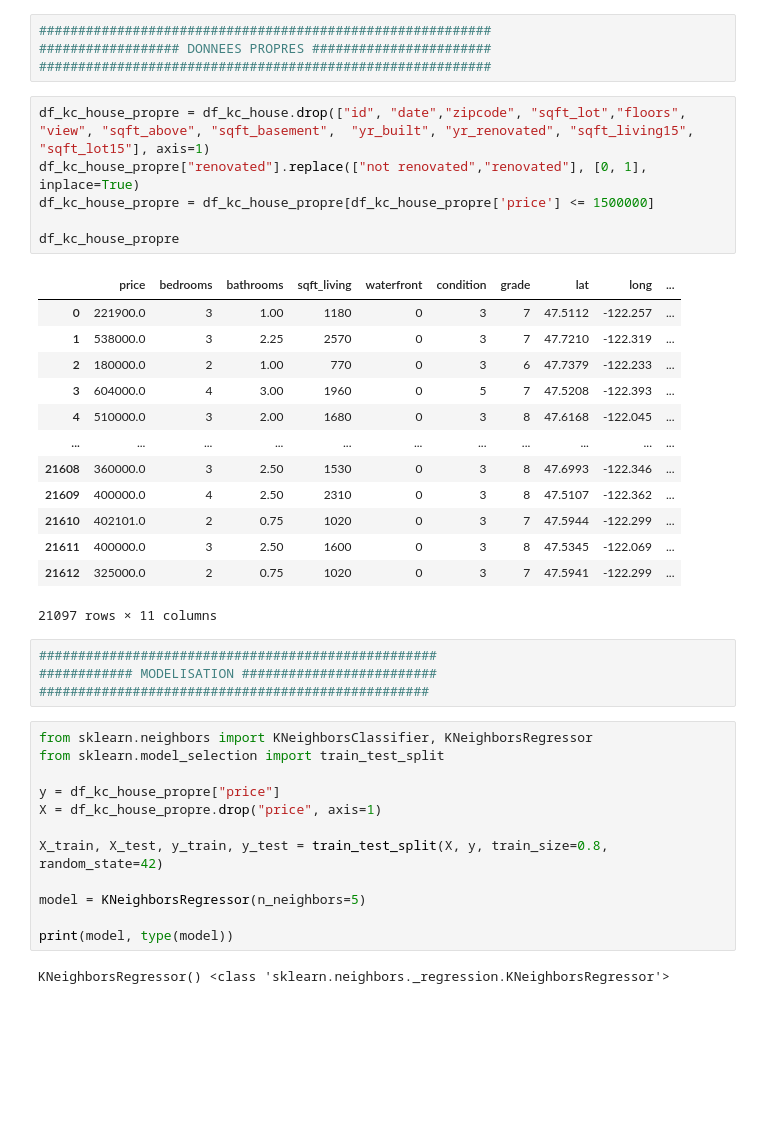
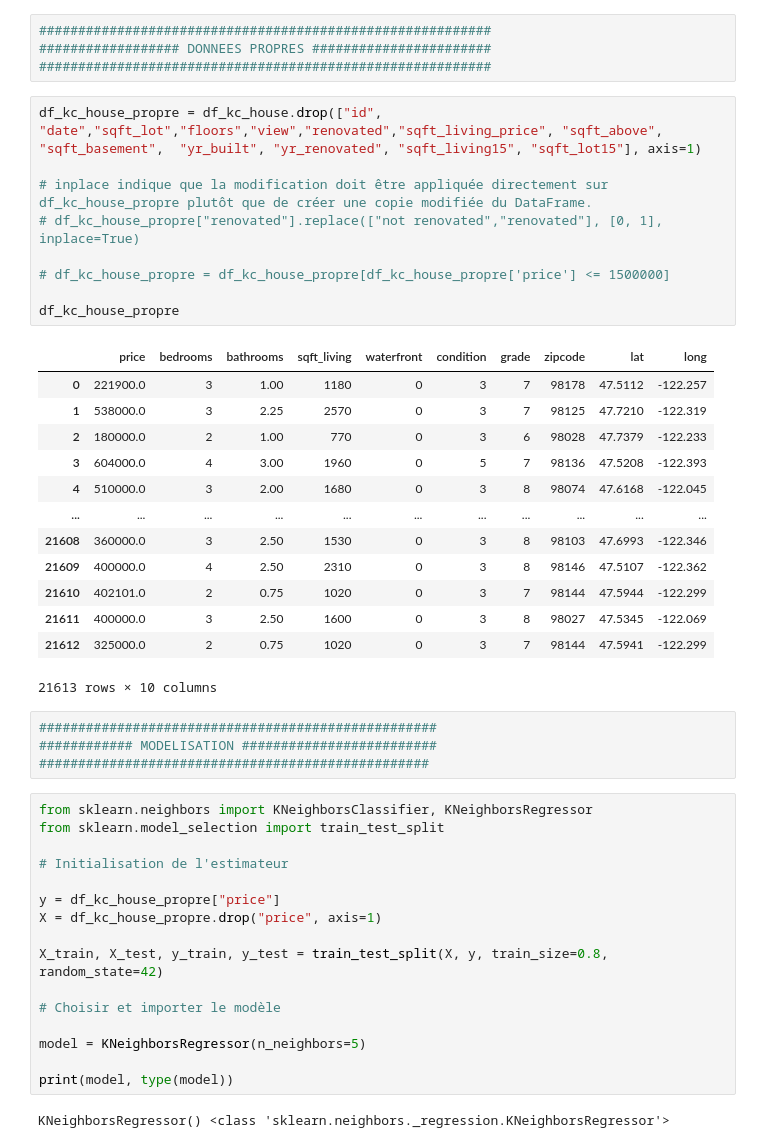
Before and after one commit to vanstavelD/Projet_Final, a Jupyter notebook: data_cleaning_analysis.ipynb, the cells around one changed output. Saved outputs shown, nothing was run; the diff lists cells and outputs as text; blank space fills up the shorter version.

```diff
--- a/data_cleaning_analysis.ipynb
+++ b/data_cleaning_analysis.ipynb
@@ -558,25 +571,28 @@ g = sns.boxplot(data=df_kc_house, x="view", y="price")
 ################## DONNEES PROPRES #######################
 ##########################################################
 # %%
-df_kc_house_propre = df_kc_house.drop(["id", "date","zipcode", "sqft_lot","floors", "view", "sqft_above", "sqft_basement",  "yr_built", "yr_renovated", "sqft_living15", "sqft_lot15"], axis=1)
-df_kc_house_propre["renovated"].replace(["not renovated","renovated"], [0, 1], inplace=True)
-df_kc_house_propre = df_kc_house_propre[df_kc_house_propre['price'] <= 1500000]
+df_kc_house_propre = df_kc_house.drop(["id", "date","sqft_lot","floors","view","renovated","sqft_living_price", "sqft_above", "sqft_basement",  "yr_built", "yr_renovated", "sqft_living15", "sqft_lot15"], axis=1)
+
+# inplace indique que la modification doit être appliquée directement sur df_kc_house_propre plutôt que de créer une copie modifiée du DataFrame.
+# df_kc_house_propre["renovated"].replace(["not renovated","renovated"], [0, 1], inplace=True)
+
+# df_kc_house_propre = df_kc_house_propre[df_kc_house_propre['price'] <= 1500000]
 
 df_kc_house_propre
 # %% [output]
-|  | price | bedrooms | bathrooms | sqft_living | waterfront | condition | grade | lat | long | ... |
-| 0 | 221900.0 | 3 | 1.00 | 1180 | 0 | 3 | 7 | 47.5112 | -122.257 | ... |
-| 1 | 538000.0 | 3 | 2.25 | 2570 | 0 | 3 | 7 | 47.7210 | -122.319 | ... |
-| 2 | 180000.0 | 2 | 1.00 | 770 | 0 | 3 | 6 | 47.7379 | -122.233 | ... |
-| 3 | 604000.0 | 4 | 3.00 | 1960 | 0 | 5 | 7 | 47.5208 | -122.393 | ... |
-| 4 | 510000.0 | 3 | 2.00 | 1680 | 0 | 3 | 8 | 47.6168 | -122.045 | ... |
+|  | price | bedrooms | bathrooms | sqft_living | waterfront | condition | grade | zipcode | lat | long |
+| 0 | 221900.0 | 3 | 1.00 | 1180 | 0 | 3 | 7 | 98178 | 47.5112 | -122.257 |
+| 1 | 538000.0 | 3 | 2.25 | 2570 | 0 | 3 | 7 | 98125 | 47.7210 | -122.319 |
+| 2 | 180000.0 | 2 | 1.00 | 770 | 0 | 3 | 6 | 98028 | 47.7379 | -122.233 |
+| 3 | 604000.0 | 4 | 3.00 | 1960 | 0 | 5 | 7 | 98136 | 47.5208 | -122.393 |
+| 4 | 510000.0 | 3 | 2.00 | 1680 | 0 | 3 | 8 | 98074 | 47.6168 | -122.045 |
 | ... | ... | ... | ... | ... | ... | ... | ... | ... | ... | ... |
-| 21608 | 360000.0 | 3 | 2.50 | 1530 | 0 | 3 | 8 | 47.6993 | -122.346 | ... |
-| 21609 | 400000.0 | 4 | 2.50 | 2310 | 0 | 3 | 8 | 47.5107 | -122.362 | ... |
-| 21610 | 402101.0 | 2 | 0.75 | 1020 | 0 | 3 | 7 | 47.5944 | -122.299 | ... |
-| 21611 | 400000.0 | 3 | 2.50 | 1600 | 0 | 3 | 8 | 47.5345 | -122.069 | ... |
-| 21612 | 325000.0 | 2 | 0.75 | 1020 | 0 | 3 | 7 | 47.5941 | -122.299 | ... |
+| 21608 | 360000.0 | 3 | 2.50 | 1530 | 0 | 3 | 8 | 98103 | 47.6993 | -122.346 |
+| 21609 | 400000.0 | 4 | 2.50 | 2310 | 0 | 3 | 8 | 98146 | 47.5107 | -122.362 |
+| 21610 | 402101.0 | 2 | 0.75 | 1020 | 0 | 3 | 7 | 98144 | 47.5944 | -122.299 |
+| 21611 | 400000.0 | 3 | 2.50 | 1600 | 0 | 3 | 8 | 98027 | 47.5345 | -122.069 |
+| 21612 | 325000.0 | 2 | 0.75 | 1020 | 0 | 3 | 7 | 98144 | 47.5941 | -122.299 |
-21097 rows × 11 columns
+21613 rows × 10 columns
 # %%
 ###################################################
 ############ MODELISATION #########################
@@ -584,12 +600,16 @@ df_kc_house_propre
 # %%
 from sklearn.neighbors import KNeighborsClassifier, KNeighborsRegressor
 from sklearn.model_selection import train_test_split
+
+# Initialisation de l'estimateur
 
 y = df_kc_house_propre["price"]
 X = df_kc_house_propre.drop("price", axis=1)
 
 X_train, X_test, y_train, y_test = train_test_split(X, y, train_size=0.8, random_state=42)
 
+# Choisir et importer le modèle
+
 model = KNeighborsRegressor(n_neighbors=5)
 
 print(model, type(model))
```
Also changed, not shown: parts of 14 cells of this notebook, 1 other file.
